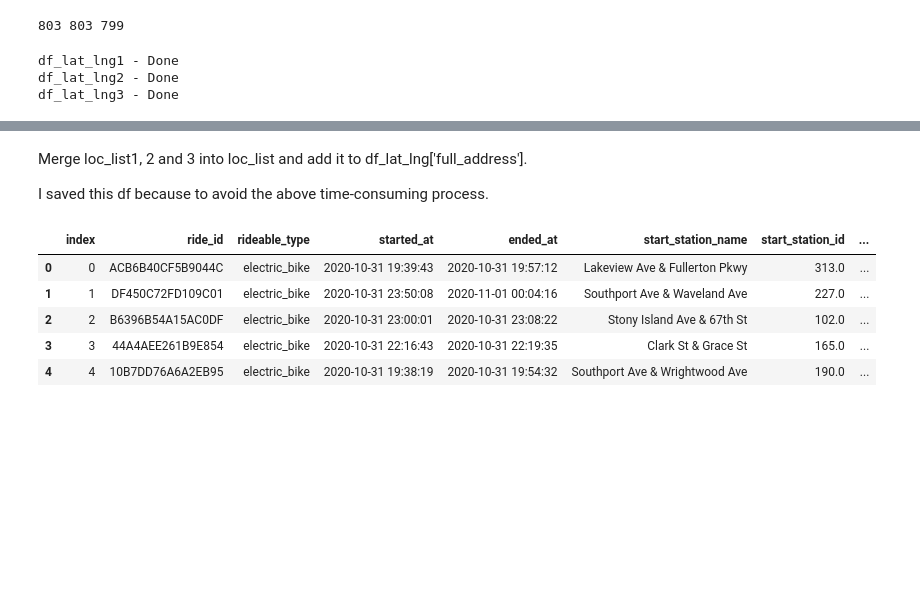
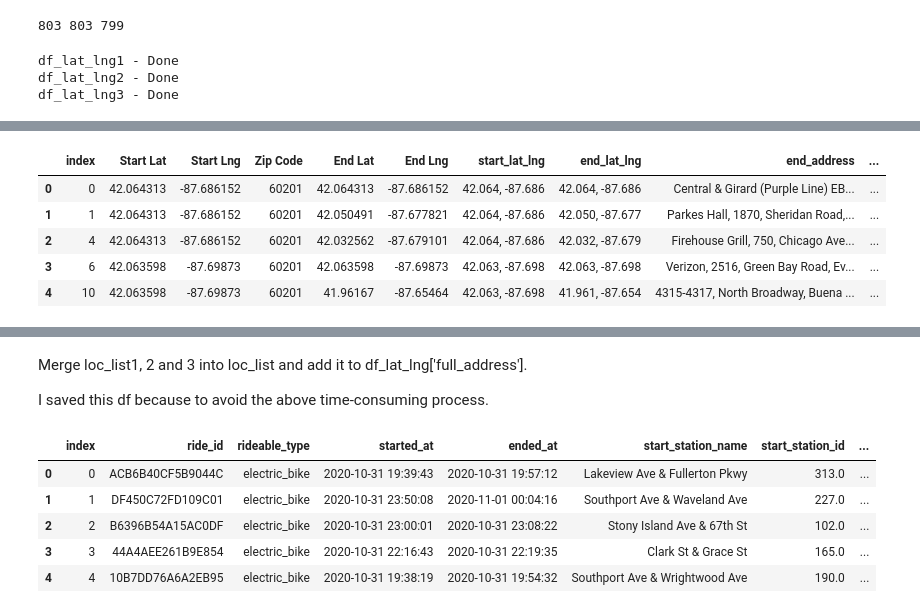
Before and after one commit to slothpunch/Portfolio, a Jupyter notebook: 5. Google Data Analytics/search_zip_codes.ipynb, the cells around one changed output, grey strips where cells are left out. Saved outputs shown, nothing was run; the diff lists cells and outputs as text; code cells hidden in the pictures; blank space fills up the shorter version.

```diff
--- a/5. Google Data Analytics/search_zip_codes.ipynb
+++ b/5. Google Data Analytics/search_zip_codes.ipynb
@@ -166,0 +192,39 @@ df_lat_lng3 - Done
+# %%
+# Set segement size
+seg_size = 800
+# Take only integer part
+integer_part = df3['end_lat_lng'].nunique()//seg_size
+# Set 0 for start and seg_size (800) for end
+start = 0
+end = seg_size
+
+seg_list = []
+index_list = []
+
+# The range is integer_part + 1, which is 8 + 1. The last loop 1 is for residual numbers.
+for i in range(integer_part+1):
+    if i != integer_part:
+        seg_list.append(df3.loc[start:end])
+        index_list.append(seg_list[i].index)
+        start = end + 1
+        end = end + seg_size
+    else:
+        seg_list.append(df3.loc[start:])
+        index_list.append(seg_list[i].index)
+# %%
+# Get addresses
+add_list = []
+# 1704 - 1750
+for i in range(len(index_list)):
+    for j in range(index_list[i].start, index_list[i].stop):
+#         zip_code_list.append(geo_loc.reverse(df3.loc[j, 'end_lat_lng']).raw['address']['postcode'])
+        add_list.append(geo_loc.geocode(seg_list[i].loc[j, 'end_lat_lng']).address)
+# %%
+comb_add_list = []
+
+for i in range(len(add_list)):
+    comb_add_list += add_list[i]
+len(comb_add_list)
+# %%
+df3['end_address'] = comb_add_list
+df3.head()
@@ -166,0 +268,11 @@ df_lat_lng3 - Done
+# %%
+# for i in range(len(df3)):
+df3['zip_code'] = df3['end_address'].apply(lambda x: x.split(',')[-2].strip())
+df3.head()
+# %% [output]
+|  | index | Start Lat | Start Lng | Zip Code | End Lat | End Lng | start_lat_lng | end_lat_lng | end_address | ... |
+| 0 | 0 | 42.064313 | -87.686152 | 60201 | 42.064313 | -87.686152 | 42.064, -87.686 | 42.064, -87.686 | Central & Girard (Purple Line) EB... | ... |
+| 1 | 1 | 42.064313 | -87.686152 | 60201 | 42.050491 | -87.677821 | 42.064, -87.686 | 42.050, -87.677 | Parkes Hall, 1870, Sheridan Road,... | ... |
+| 2 | 4 | 42.064313 | -87.686152 | 60201 | 42.032562 | -87.679101 | 42.064, -87.686 | 42.032, -87.679 | Firehouse Grill, 750, Chicago Ave... | ... |
+| 3 | 6 | 42.063598 | -87.69873 | 60201 | 42.063598 | -87.69873 | 42.063, -87.698 | 42.063, -87.698 | Verizon, 2516, Green Bay Road, Ev... | ... |
+| 4 | 10 | 42.063598 | -87.69873 | 60201 | 41.96167 | -87.65464 | 42.063, -87.698 | 41.961, -87.654 | 4315-4317, North Broadway, Buena ... | ... |
```
Also changed, not shown: parts of 43 cells of this notebook.
